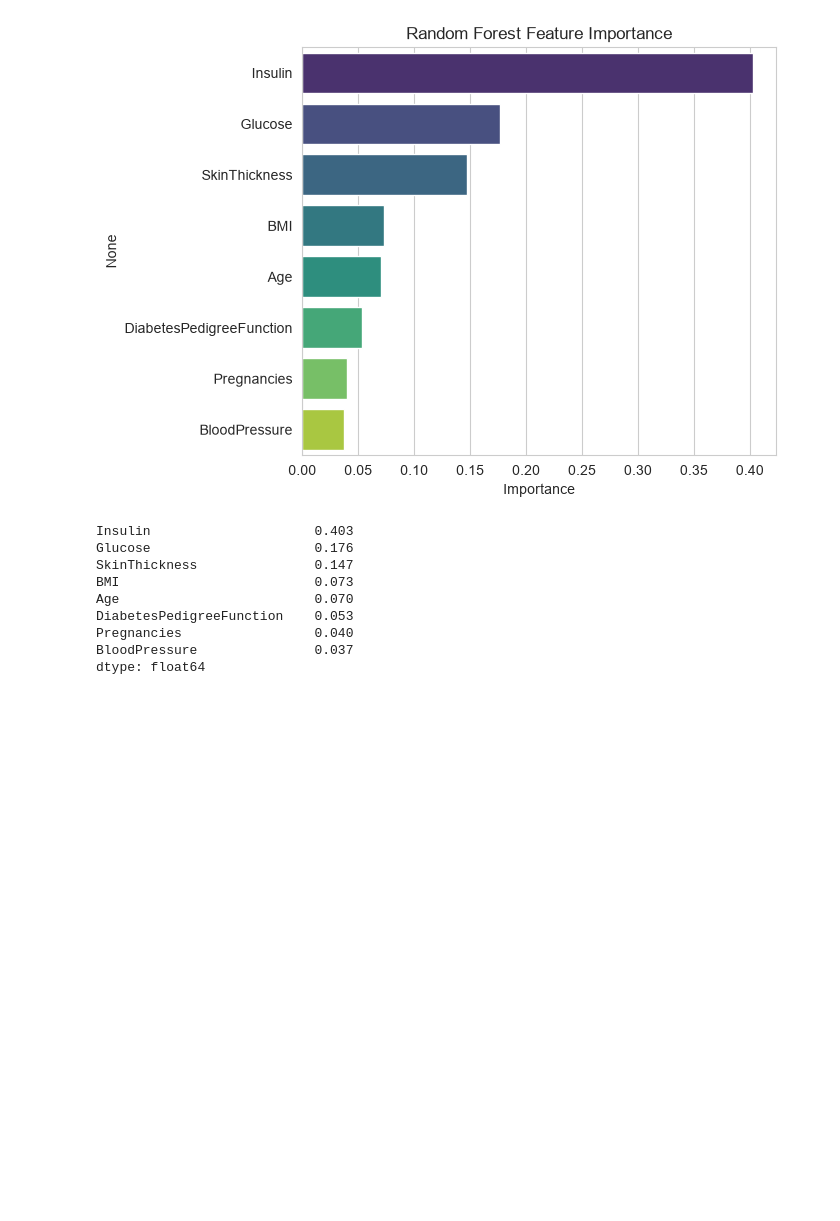
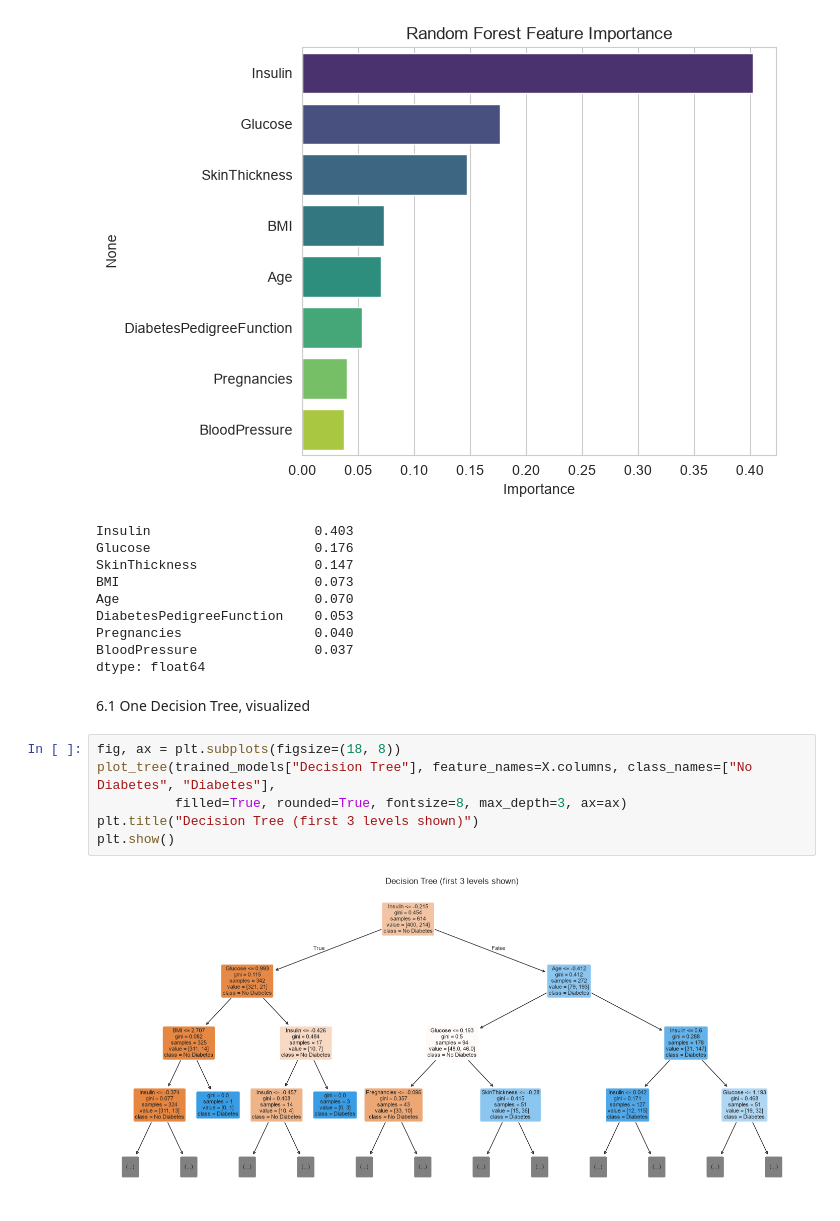
Before and after one commit to santoshkhadka615-syp/AI-ML-Internship, a Jupyter notebook: week 6 diabetes classification/diabetes classification.ipynb, the cells around one changed output. Cells and saved outputs as stored; diff of their text form; blank space fills up the shorter version.

```diff
--- a/week 6 diabetes classification/diabetes classification.ipynb
+++ b/week 6 diabetes classification/diabetes classification.ipynb
@@ -314,3 +314,13 @@ DiabetesPedigreeFunction    0.053
 Pregnancies                 0.040
 BloodPressure               0.037
 dtype: float64
+# %% [markdown]
+6.1 One Decision Tree, visualized
+# %%
+fig, ax = plt.subplots(figsize=(18, 8))
+plot_tree(trained_models["Decision Tree"], feature_names=X.columns, class_names=["No Diabetes", "Diabetes"],
+          filled=True, rounded=True, fontsize=8, max_depth=3, ax=ax)
+plt.title("Decision Tree (first 3 levels shown)")
+plt.show()
+# %% [output]
+[figure, added]
```
